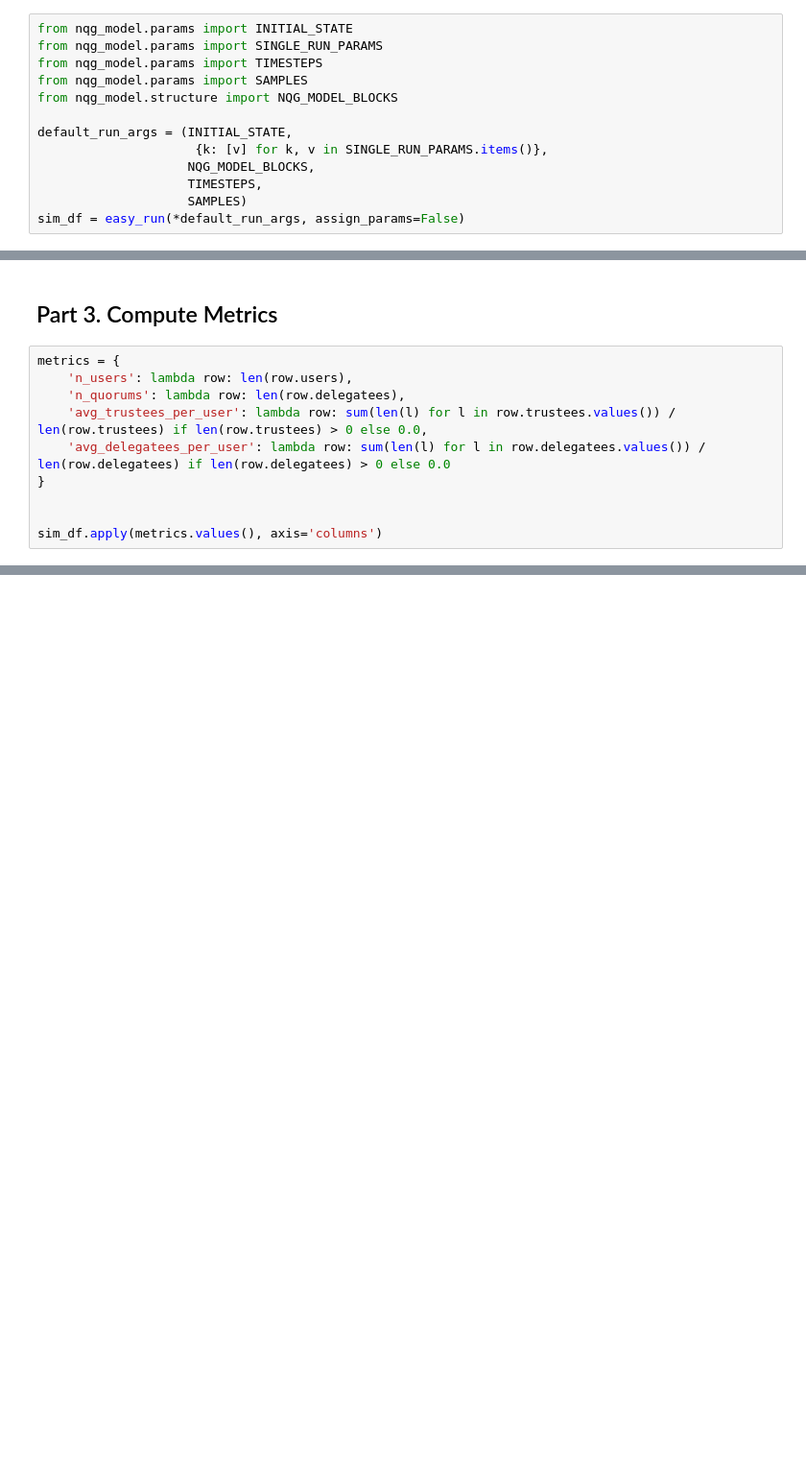
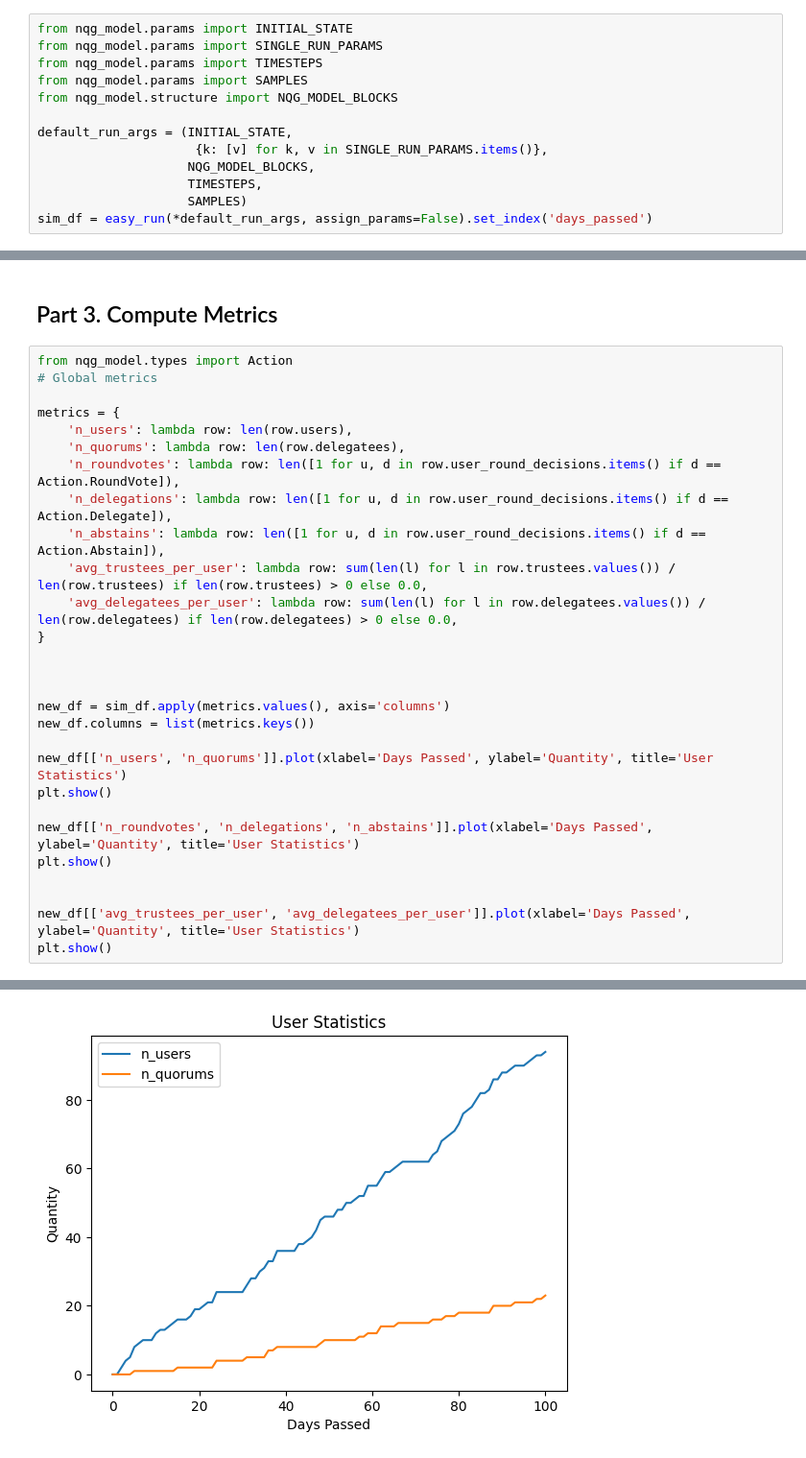
Before and after one commit to BlockScience/neural-quorum-governance, a Jupyter notebook: notebooks/sanity_check.ipynb, the cells around one changed output, grey strips where cells are left out. Shown: that part at 96% size. Drawn from its saved outputs; the diff is of its cells as text; blank space fills up the shorter version.

```diff
--- a/notebooks/sanity_check.ipynb
+++ b/notebooks/sanity_check.ipynb
@@ -37,7 +37,7 @@ default_run_args = (INITIAL_STATE,
                     NQG_MODEL_BLOCKS,
                     TIMESTEPS,
                     SAMPLES)
-sim_df = easy_run(*default_run_args, assign_params=False)
+sim_df = easy_run(*default_run_args, assign_params=False).set_index('days_passed')
 # %% [output]
                   ___________    ____
   ________ __ ___/ / ____/   |  / __ \
@@ -59,13 +74,31 @@ sim_df.head(5)
 # %% [markdown]
 ## Part 3. Compute Metrics
 # %%
+from nqg_model.types import Action
+# Global metrics
+
 metrics = {
     'n_users': lambda row: len(row.users),
     'n_quorums': lambda row: len(row.delegatees),
+    'n_roundvotes': lambda row: len([1 for u, d in row.user_round_decisions.items() if d == Action.RoundVote]),
+    'n_delegations': lambda row: len([1 for u, d in row.user_round_decisions.items() if d == Action.Delegate]),
+    'n_abstains': lambda row: len([1 for u, d in row.user_round_decisions.items() if d == Action.Abstain]),
     'avg_trustees_per_user': lambda row: sum(len(l) for l in row.trustees.values()) / len(row.trustees) if len(row.trustees) > 0 else 0.0,
-    'avg_delegatees_per_user': lambda row: sum(len(l) for l in row.delegatees.values()) / len(row.delegatees) if len(row.delegatees) > 0 else 0.0
+    'avg_delegatees_per_user': lambda row: sum(len(l) for l in row.delegatees.values()) / len(row.delegatees) if len(row.delegatees) > 0 else 0.0,
 }
 
 
-sim_df.apply(metrics.values(), axis='columns')
+
+new_df = sim_df.apply(metrics.values(), axis='columns')
+new_df.columns = list(metrics.keys())
+
+new_df[['n_users', 'n_quorums']].plot(xlabel='Days Passed', ylabel='Quantity', title='User Statistics')
+plt.show()
+
+new_df[['n_roundvotes', 'n_delegations', 'n_abstains']].plot(xlabel='Days Passed', ylabel='Quantity', title='User Statistics')
+plt.show()
+
+
+new_df[['avg_trustees_per_user', 'avg_delegatees_per_user']].plot(xlabel='Days Passed', ylabel='Quantity', title='User Statistics')
+plt.show()
 # %% [output]
@@ -84,0 +105 @@ sim_df.apply(metrics.values(), axis='columns')
+[figure, added]
```
Also changed, not shown: parts of 8 cells of this notebook, 1 other file.
